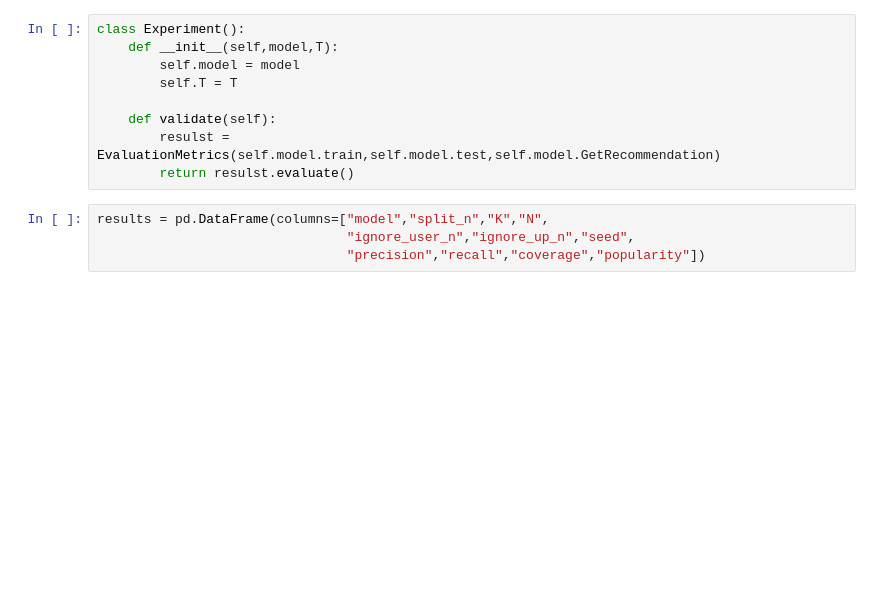
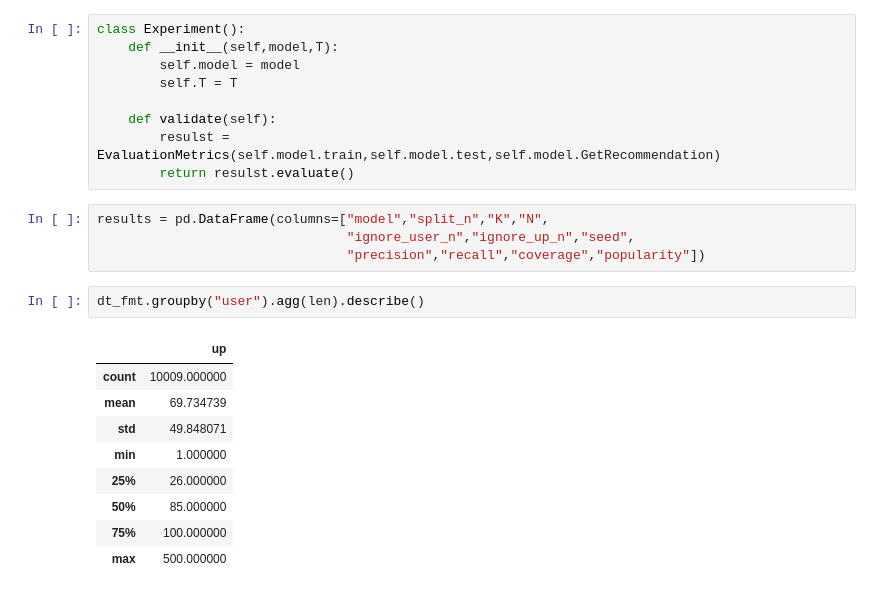
Before and after one commit to And370/Bilibili-Analyst, a Jupyter notebook: RecommendationSystem/source/Format.ipynb, the cells around one changed output. Drawn from its saved outputs; the diff is of its cells as text; blank space fills up the shorter version.

```diff
--- a/RecommendationSystem/source/Format.ipynb
+++ b/RecommendationSystem/source/Format.ipynb
@@ -259,4 +259,16 @@ class Experiment():
 results = pd.DataFrame(columns=["model","split_n","K","N",
                                 "ignore_user_n","ignore_up_n","seed",
                                 "precision","recall","coverage","popularity"])
+# %%
+dt_fmt.groupby("user").agg(len).describe()
+# %% [output]
+|  | up |
+| count | 10009.000000 |
+| mean | 69.734739 |
+| std | 49.848071 |
+| min | 1.000000 |
+| 25% | 26.000000 |
+| 50% | 85.000000 |
+| 75% | 100.000000 |
+| max | 500.000000 |
 # %%
```
Also changed, not shown: parts of 13 cells of this notebook, 1 other file.
